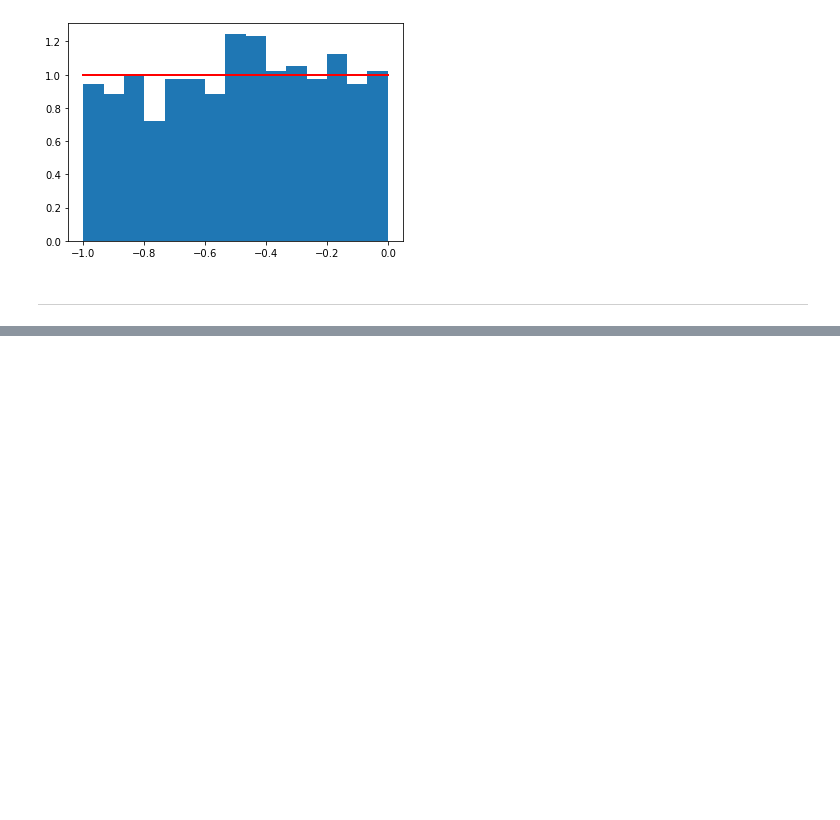
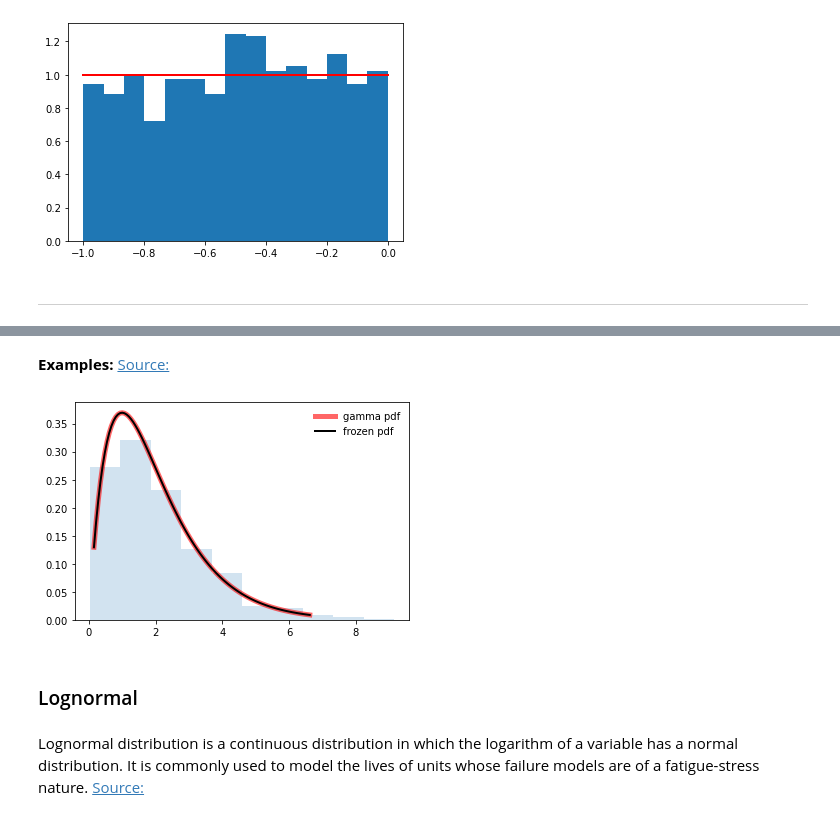
Before and after one commit to thenriq/numpy-random, a Jupyter notebook: numpy-random.ipynb, the cells around one changed output, grey strips where cells are left out. Saved outputs shown, nothing was run; the diff lists cells and outputs as text; code cells hidden in the pictures; blank space fills up the shorter version.

Commit message:
Included examples for GAMMA and LOGNORMAL functions

```diff
--- a/numpy-random.ipynb
+++ b/numpy-random.ipynb
@@ -265,0 +279,38 @@ plt.show()
+# %% [markdown]
+**Examples:** [Source:](https://docs.scipy.org/doc/scipy/reference/generated/scipy.stats.gamma.html)
+# %%
+from scipy.stats import gamma
+import matplotlib.pyplot as plt
+fig, ax = plt.subplots(1, 1)
+
+# Calculate a few first moments:
+a = 1.99
+mean, var, skew, kurt = gamma.stats(a, moments='mvsk')
+
+# Display the probability density function (pdf):
+x = np.linspace(gamma.ppf(0.01, a),
+                gamma.ppf(0.99, a), 100)
+ax.plot(x, gamma.pdf(x, a),
+       'r-', lw=5, alpha=0.6, label='gamma pdf')
+
+# Freeze the distribution and display the frozen pdf:
+rv = gamma(a)
+ax.plot(x, rv.pdf(x), 'k-', lw=2, label='frozen pdf')
+
+# Check accuracy of cdf and ppf:
+vals = gamma.ppf([0.001, 0.5, 0.999], a)
+np.allclose([0.001, 0.5, 0.999], gamma.cdf(vals, a))
+
+# Generate random numbers:
+r = gamma.rvs(a, size=1000)
+
+# And compare the histogram:
+ax.hist(r, density=True, histtype='stepfilled', alpha=0.2)
+ax.legend(loc='best', frameon=False)
+plt.show()
+# %% [output]
+[figure, added]
+# %% [markdown]
+### Lognormal
+# %% [markdown]
+Lognormal distribution is a continuous distribution in which the logarithm of a variable has a normal distribution. It is commonly used to model the lives of units whose failure models are of a fatigue-stress nature. [Source:](https://www.weibull.com/hotwire/issue47/relbasics47.htm)
```
Also changed, not shown: parts of 10 cells of this notebook.
